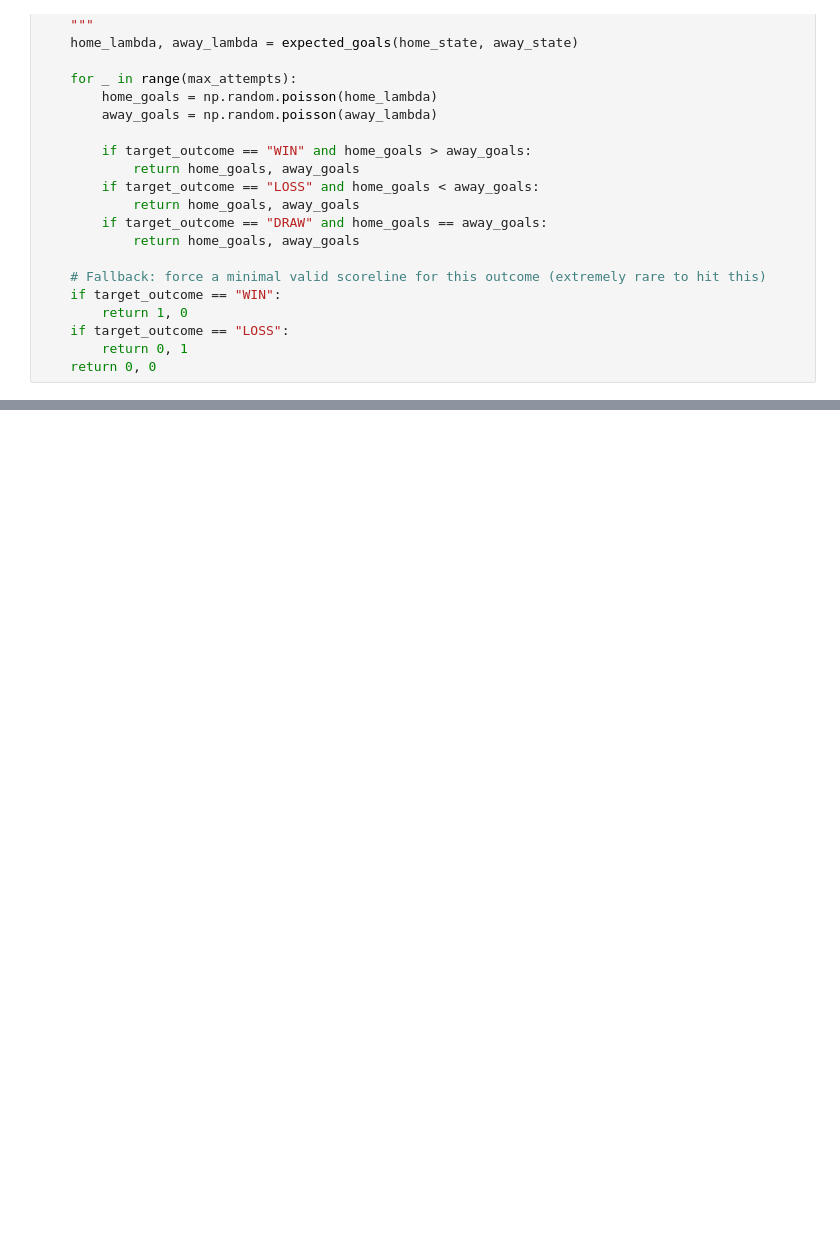
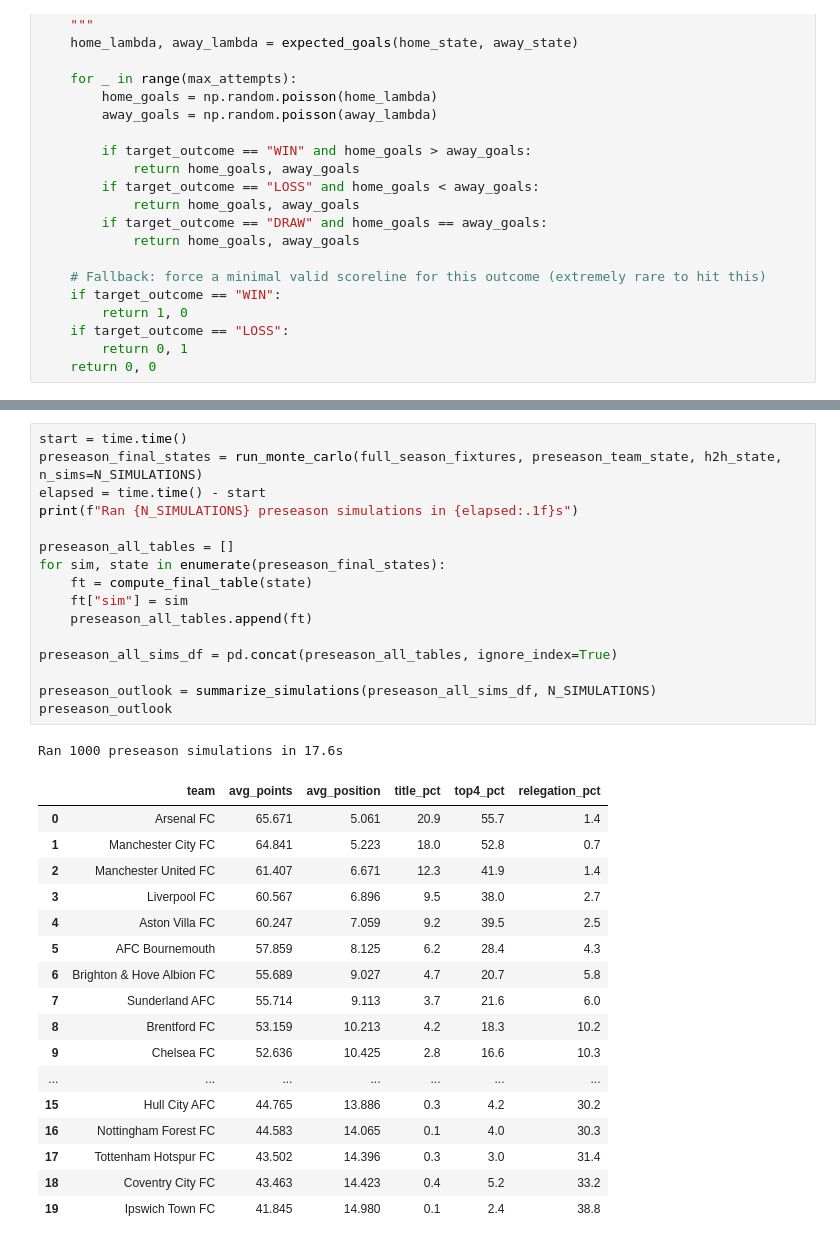
Before and after one commit to jvnwyn/pl-analytics, a Jupyter notebook: notebooks/08_season_simulation.ipynb, the cells around one changed output, grey strips where cells are left out. Drawn from its saved outputs; the diff is of its cells as text; blank space fills up the shorter version.

Commit message:
Retrained the model and simulated the season from the very start instead of matchday 3

```diff
--- a/notebooks/08_season_simulation.ipynb
+++ b/notebooks/08_season_simulation.ipynb
@@ -410,0 +532,35 @@ Ran 1000 simulations in 26.5s
+# %%
+start = time.time()
+preseason_final_states = run_monte_carlo(full_season_fixtures, preseason_team_state, h2h_state, n_sims=N_SIMULATIONS)
+elapsed = time.time() - start
+print(f"Ran {N_SIMULATIONS} preseason simulations in {elapsed:.1f}s")
+
+preseason_all_tables = []
+for sim, state in enumerate(preseason_final_states):
+    ft = compute_final_table(state)
+    ft["sim"] = sim
+    preseason_all_tables.append(ft)
+
+preseason_all_sims_df = pd.concat(preseason_all_tables, ignore_index=True)
+
+preseason_outlook = summarize_simulations(preseason_all_sims_df, N_SIMULATIONS)
+preseason_outlook
+# %% [output]
+Ran 1000 preseason simulations in 17.6s
+|  | team | avg_points | avg_position | title_pct | top4_pct | relegation_pct |
+| 0 | Arsenal FC | 65.671 | 5.061 | 20.9 | 55.7 | 1.4 |
+| 1 | Manchester City FC | 64.841 | 5.223 | 18.0 | 52.8 | 0.7 |
+| 2 | Manchester United FC | 61.407 | 6.671 | 12.3 | 41.9 | 1.4 |
+| 3 | Liverpool FC | 60.567 | 6.896 | 9.5 | 38.0 | 2.7 |
+| 4 | Aston Villa FC | 60.247 | 7.059 | 9.2 | 39.5 | 2.5 |
+| 5 | AFC Bournemouth | 57.859 | 8.125 | 6.2 | 28.4 | 4.3 |
+| 6 | Brighton & Hove Albion FC | 55.689 | 9.027 | 4.7 | 20.7 | 5.8 |
+| 7 | Sunderland AFC | 55.714 | 9.113 | 3.7 | 21.6 | 6.0 |
+| 8 | Brentford FC | 53.159 | 10.213 | 4.2 | 18.3 | 10.2 |
+| 9 | Chelsea FC | 52.636 | 10.425 | 2.8 | 16.6 | 10.3 |
+| ... | ... | ... | ... | ... | ... | ... |
+| 15 | Hull City AFC | 44.765 | 13.886 | 0.3 | 4.2 | 30.2 |
+| 16 | Nottingham Forest FC | 44.583 | 14.065 | 0.1 | 4.0 | 30.3 |
+| 17 | Tottenham Hotspur FC | 43.502 | 14.396 | 0.3 | 3.0 | 31.4 |
+| 18 | Coventry City FC | 43.463 | 14.423 | 0.4 | 5.2 | 33.2 |
+| 19 | Ipswich Town FC | 41.845 | 14.980 | 0.1 | 2.4 | 38.8 |
```
Also changed, not shown: parts of 9 cells of this notebook, 6 other files.
